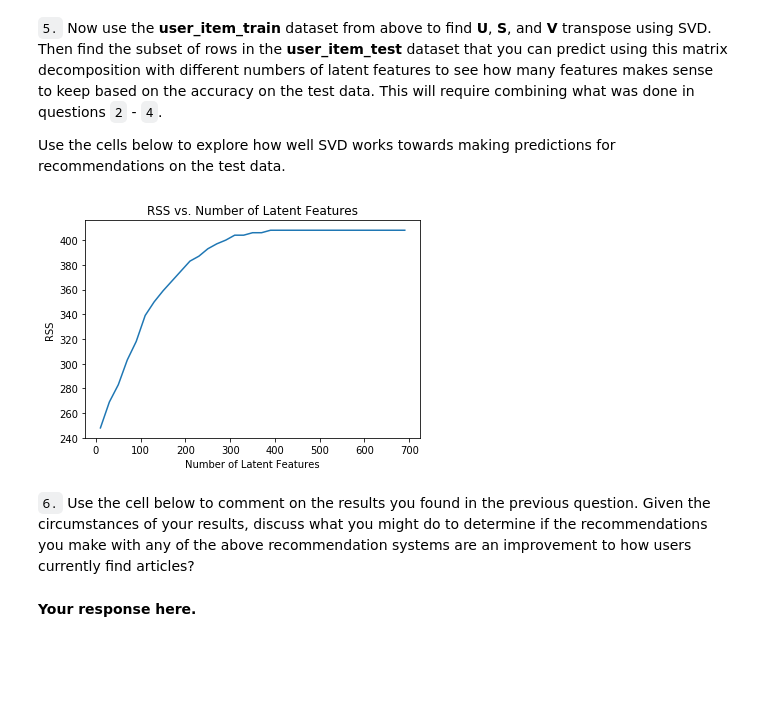
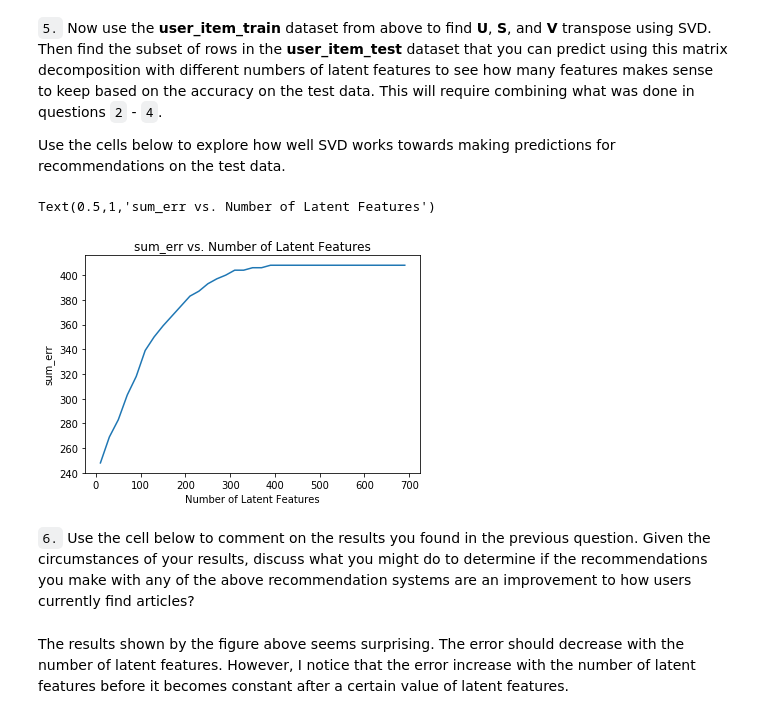
Before and after one commit to Jaouadeddadsi/Recommendations-Engines-with-IBM, a Jupyter notebook: Recommendations_with_IBM.ipynb, the cells around one changed output. Drawn from its saved outputs; the diff is of its cells as text; code cells hidden in the pictures; blank space fills up the shorter version.

```diff
--- a/Recommendations_with_IBM.ipynb
+++ b/Recommendations_with_IBM.ipynb
@@ -932,6 +978,7 @@ Use the code from question 3 to understand the impact on accuracy of the trainin
 # %%
 df_train = df.head(40000)
 df_test = df.tail(5993)
+
 
 def create_test_and_train_user_item(df_train, df_test):
     '''
@@ -941,9 +988,11 @@ def create_test_and_train_user_item(df_train, df_test):
 
     OUTPUT:
     user_item_train - a user-item matrix of the training dataframe
-                      (unique users for each row and unique articles for each column)
+                      (unique users for each row and unique articles
+                       for each column)
     user_item_test - a user-item matrix of the testing dataframe
-                    (unique users for each row and unique articles for each column)
+                    (unique users for each row and unique articles for
+                     each column)
     test_idx - all of the test user ids
     test_arts - all of the test article ids
 
@@ -960,4 +1009,6 @@ def create_test_and_train_user_item(df_train, df_test):
 
     return user_item_train, user_item_test, test_idx, test_arts
 
-user_item_train, user_item_test, test_idx, test_arts = create_test_and_train_user_item(df_train, df_test)
+
+user_item_train, user_item_test, test_idx, \
+    test_arts = create_test_and_train_user_item(df_train, df_test)
@@ -1003,39 +1058,42 @@ u_train, s_train, vt_train = np.linalg.svd(user_item_train)
 row_ids = list(np.intersect1d(user_item_test.index, user_item_train.index))
 user_to_pred = user_item_test.loc[row_ids]
 # %%
-latent_feats = np.arange(10,700+10,20)
-sum_square_errs = []
+latent_feats = np.arange(10, 700+10, 20)
+ma_errs = []
 
 for k in latent_feats:
     # restructure with k latent features
-    s_train_n, u_train_n, vt_train_n = np.diag(s_train[:k]), u_train[:, :k], vt_train[:k, :]
+    S, U, VT = np.diag(s_train[:k]), u_train[:, :k], vt_train[:k, :]
 
     # take dot product
-    user_item_m = np.around(np.dot(np.dot(u_train_n, s_train_n), vt_train_n))
-    user_item_pred = pd.DataFrame(user_item_m, index=user_item_train.index.values,
-                                 columns=user_item_train.columns.values)
+    user_item_m = np.around(np.dot(np.dot(U, S), VT))
+
+    user_item_pred = pd.DataFrame(user_item_m,
+                                  index=user_item_train.index.values,
+                                  columns=user_item_train.columns.values)
 
     # test user prediction
     test_pred = user_item_pred.loc[user_to_pred.index, user_to_pred.columns]
 
     # compute error for each prediction to test value
     diff_matrix = np.subtract(user_to_pred, test_pred)
 
-    # compute test RSS and keep track of them
-    rss = np.sum(np.sum(diff_matrix**2))
-    sum_square_errs.append(rss)
+    # total errors and keep track of them
+    sum_err = np.sum(np.sum(np.abs(diff_matrix)))
+    ma_errs.append(sum_err)
 
 
-plt.plot(latent_feats, np.array(sum_square_errs));
-plt.xlabel('Number of Latent Features');
-plt.ylabel('RSS');
-plt.title('RSS vs. Number of Latent Features');
+plt.plot(latent_feats, np.array(ma_errs))
+plt.xlabel('Number of Latent Features')
+plt.ylabel('sum_err')
+plt.title('sum_err vs. Number of Latent Features')
 # %% [output]
+Text(0.5,1,'sum_err vs. Number of Latent Features')
-[figure, old version]
+[figure, new version]
 # %% [markdown]
 `6.` Use the cell below to comment on the results you found in the previous question. Given the circumstances of your results, discuss what you might do to determine if the recommendations you make with any of the above recommendation systems are an improvement to how users currently find articles?
-# %% [markdown]
-**Your response here.**
+# %% [markdown]
+The results shown by the figure above seems surprising. The error should decrease with the number of latent features. However, I notice that the error increase with the number of latent features before it becomes constant after a certain value of latent features.
 # %% [markdown]
 <a id='conclusions'></a>
 ### Extras
```
Also changed, not shown: parts of 52 cells of this notebook.
